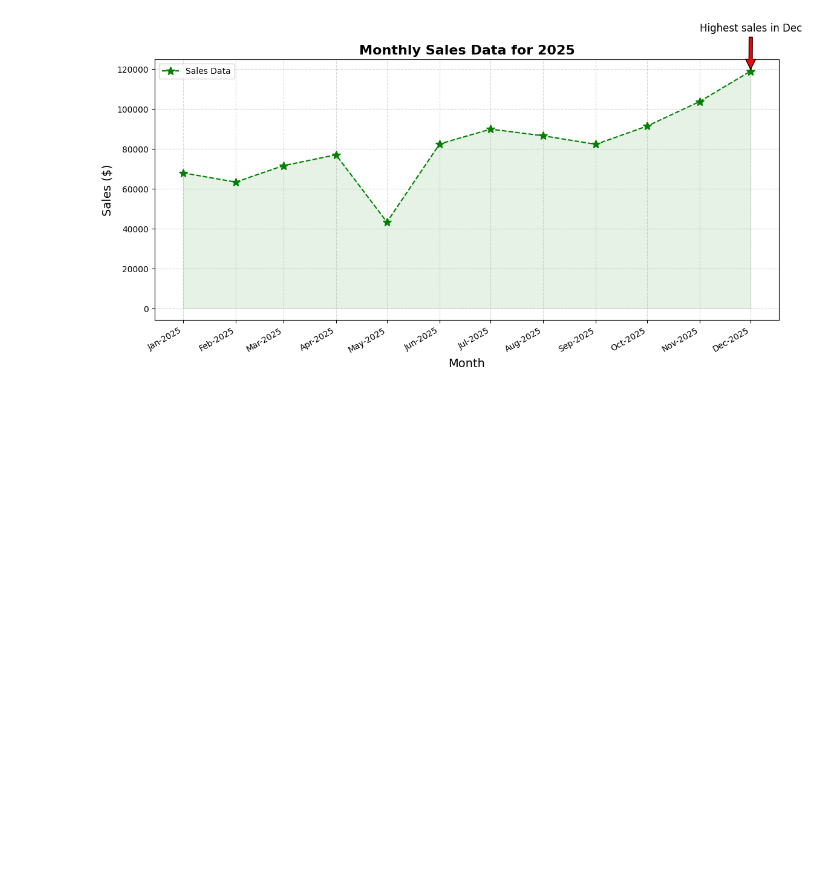
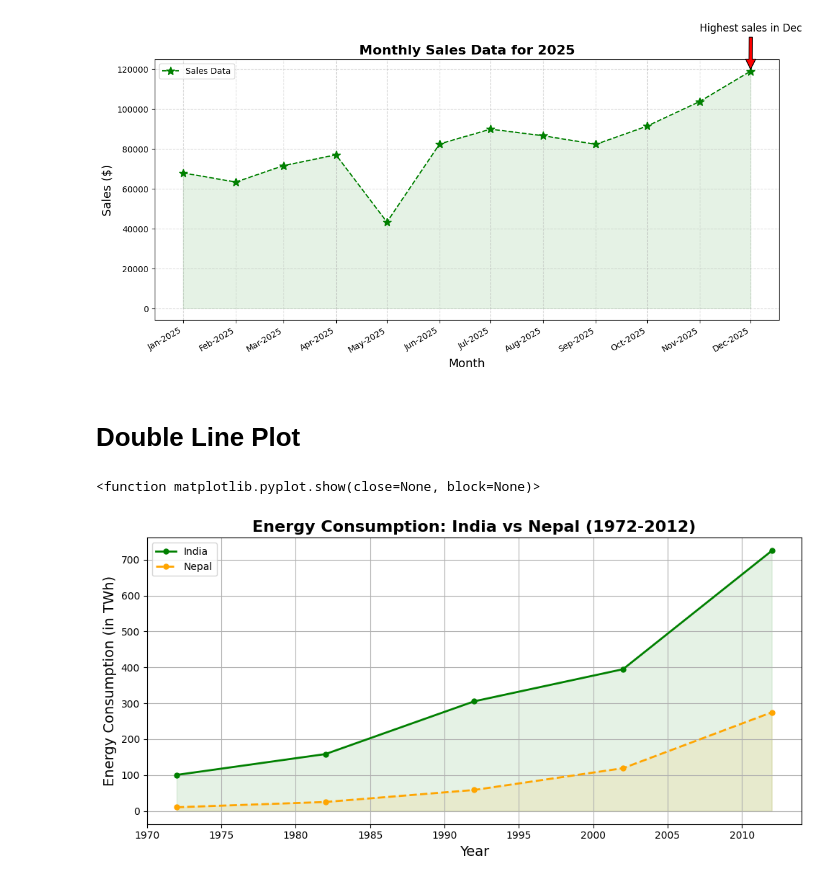
Before and after one commit to mr-prince-yadav/OJT-AI, a Jupyter notebook: Plotting.ipynb, the cells around one changed output. Drawn from its saved outputs; the diff is of its cells as text; code cells hidden in the pictures; blank space fills up the shorter version.

```diff
--- a/Plotting.ipynb
+++ b/Plotting.ipynb
@@ -157,3 +166,29 @@ plt.tight_layout()
 plt.show()
 # %% [output]
 [figure]
+# %% [markdown]
+# Double Line Plot
+# %%
+year=[1972,1982,1992,2002,2012]
+e_india=[100.6,158.61,305.54,394.96,724.79]
+de_nepal=[10.5,25.21,58.65,119.27,274.87]
+
+plt.figure(figsize=(10,5))
+plt.plot(year,e_india, color="green", linestyle="-", marker="o", markersize="5", linewidth=2, label="India")
+plt.plot(year,de_nepal, color="orange", linestyle="--", marker="o", markersize="5", linewidth=2, label="Nepal")
+
+plt.fill_between(year,e_india, color='green', alpha=0.1)
+plt.fill_between(year,de_nepal, color='orange', alpha=0.1)
+
+# Plot Labels
+
+plt.title("Energy Consumption: India vs Nepal (1972-2012)", fontsize=16, fontweight='bold')
+plt.xlabel("Year",fontsize=14)
+plt.ylabel("Energy Consumption (in TWh)",fontsize=14)
+plt.grid(True)
+plt.legend()
+plt.tight_layout()
+plt.show
+# %% [output]
+<function matplotlib.pyplot.show(close=None, block=None)>
+[figure, added]
```
Also changed, not shown: parts of 9 cells of this notebook.
